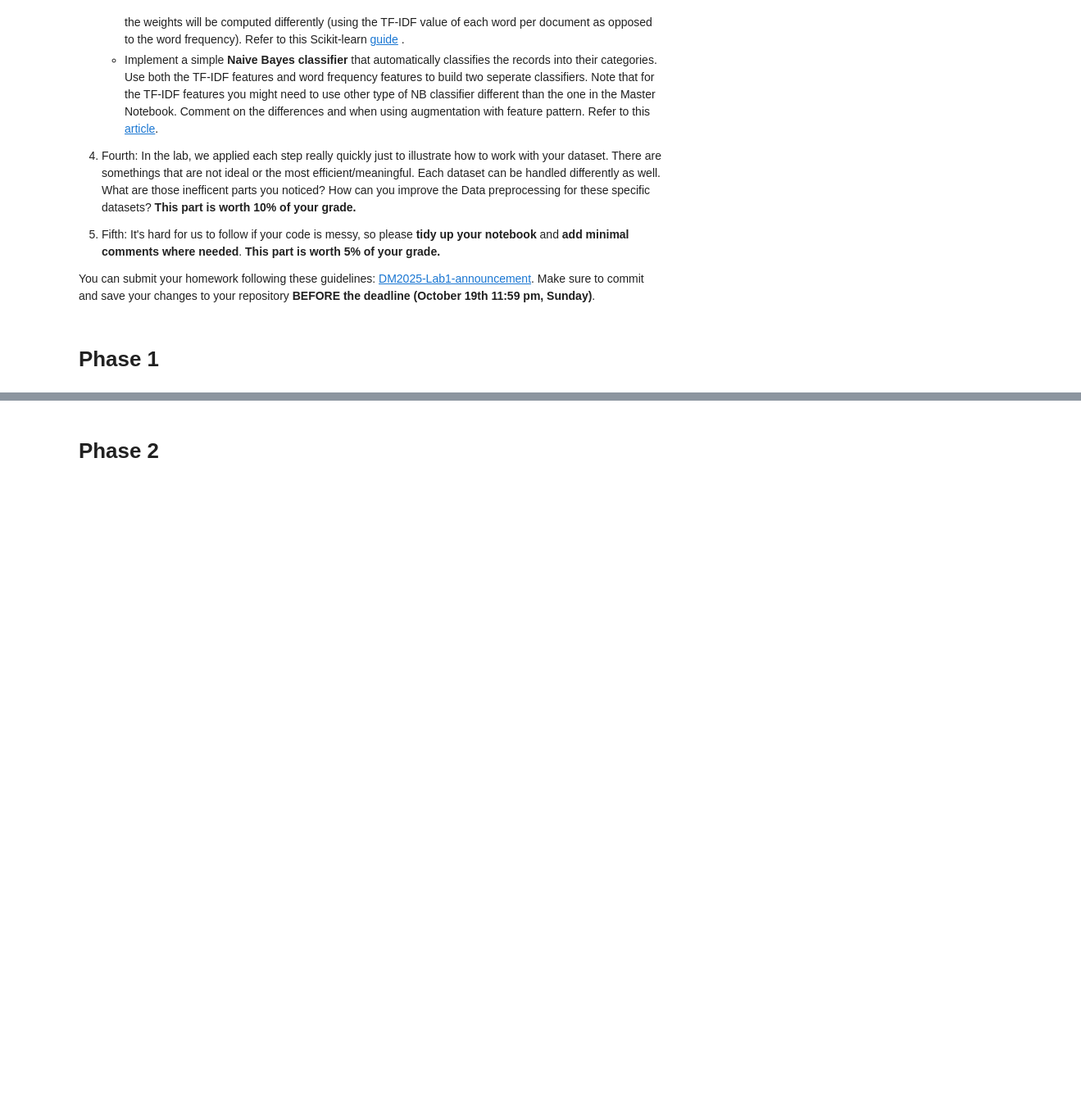
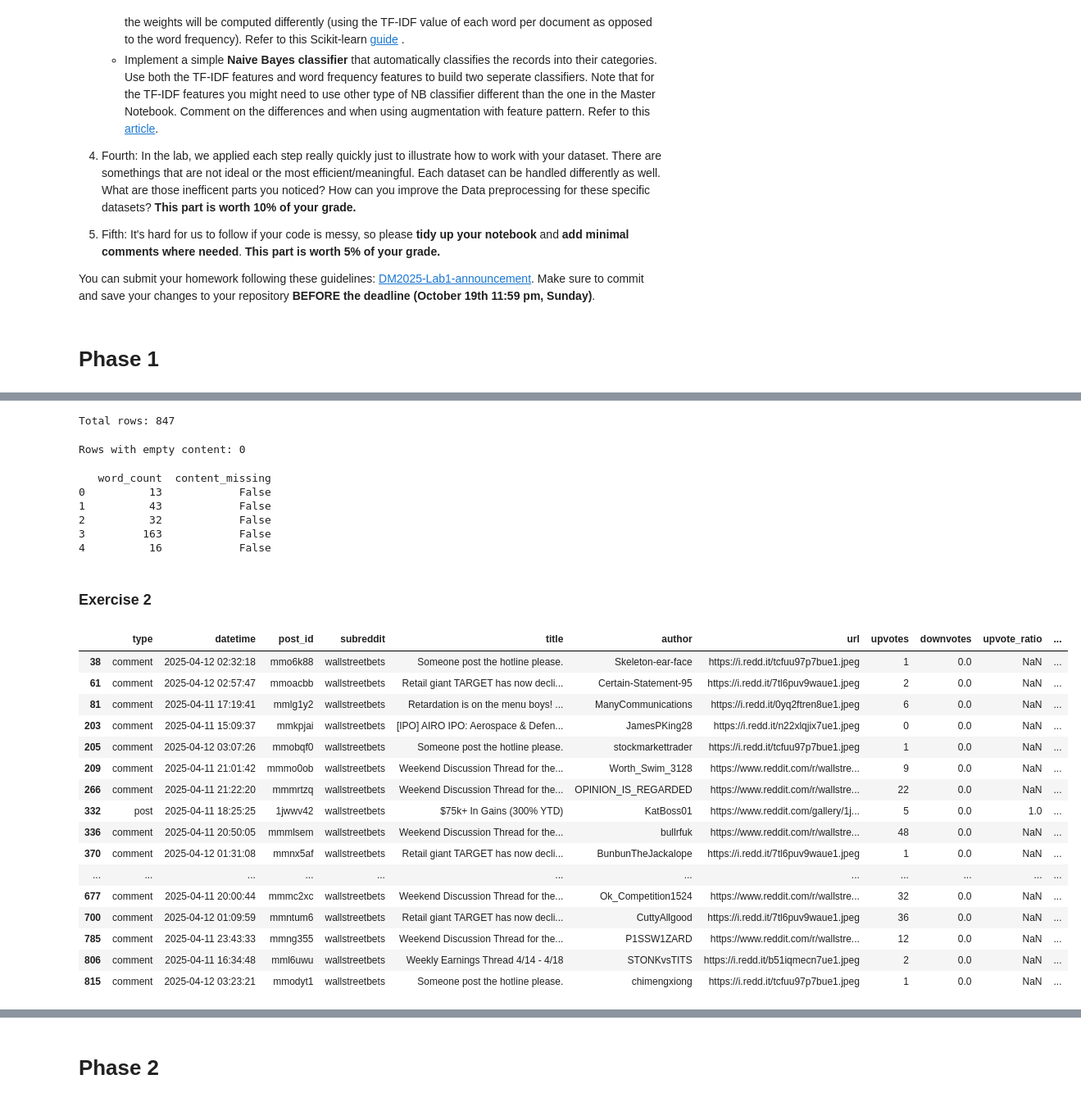
Before and after one commit to Magui4321/DM2025-Lab1-Exercise, a Jupyter notebook: DM2025-Lab1-Homework.ipynb, the cells around one changed output, grey strips where cells are left out. Shown: that part at 82% size. Drawn from its saved outputs; the diff is of its cells as text; code cells hidden in the pictures; blank space fills up the shorter version.

```diff
--- a/DM2025-Lab1-Homework.ipynb
+++ b/DM2025-Lab1-Homework.ipynb
@@ -62,0 +152,74 @@ You can submit your homework following these guidelines: [DM2025-Lab1-announceme
+# %%
+def clean_text(s: str) -> str:
+    if not isinstance(s, str):
+        return ''
+    s = html.unescape(s)                    # convert HTML entities
+    s = URL_RE.sub(' ', s)                  # remove URLs
+    s = MARKDOWN_LINK_RE.sub(r'\1', s)     # transform markdown links to their text
+    s = HTML_TAG_RE.sub(' ', s)             # remove HTML tags if any
+    s = s.replace('\n', ' ').replace('\r', ' ')
+    s = MULTISPACE_RE.sub(' ', s)           # collapse whitespace
+    s = s.strip()
+    return s
+
+def make_content(row):
+    title = row['title'].strip()
+    text  = row['text'].strip()
+    if title and text:
+        return f"{title}. {text}"
+    elif title:
+        return title
+    else:
+        return text
+# %%
+df['content'] = df.apply(make_content, axis=1).astype(str)
+# Clean the combined content
+df['content'] = df['content'].apply(clean_text)
+
+# Derived helper columns
+df['content_length'] = df['content'].apply(len)# number of characters
+df['word_count']      = df['content'].apply(lambda s: len(s.split()) if s else 0)
+df['content_missing'] = df['content'].apply(lambda s: True if (not s or s.strip()=='') else False)
+
+# Example: show rows where content is missing
+missing_content_df = df[df['content_missing']].copy()
+
+print("Total rows:", len(df))
+# %% [output]
+Total rows: 847
+# %%
+print("Rows with empty content:", len(missing_content_df))
+# %% [output]
+Rows with empty content: 0
+# %%
+print(df[['word_count','content_missing']].head(5))
+# %% [output]
+   word_count  content_missing
+0          13            False
+1          43            False
+2          32            False
+3         163            False
+4          16            False
+# %% [markdown]
+### **Exercise 2**
+# %%
+# All rows with positive label
+df[(df['subreddit'] == 'wallstreetbets') & (df['label'] == 1)]
+# %% [output]
+|  | type | datetime | post_id | subreddit | title | author | url | upvotes | downvotes | upvote_ratio | ... |
+| 38 | comment | 2025-04-12 02:32:18 | mmo6k88 | wallstreetbets | Someone post the hotline please. | Skeleton-ear-face | https://i.redd.it/tcfuu97p7bue1.jpeg | 1 | 0.0 | NaN | ... |
+| 61 | comment | 2025-04-12 02:57:47 | mmoacbb | wallstreetbets | Retail giant TARGET has now decli... | Certain-Statement-95 | https://i.redd.it/7tl6puv9waue1.jpeg | 2 | 0.0 | NaN | ... |
+| 81 | comment | 2025-04-11 17:19:41 | mmlg1y2 | wallstreetbets | Retardation is on the menu boys! ... | ManyCommunications | https://i.redd.it/0yq2ftren8ue1.jpeg | 6 | 0.0 | NaN | ... |
+| 203 | comment | 2025-04-11 15:09:37 | mmkpjai | wallstreetbets | [IPO] AIRO IPO: Aerospace & Defen... | JamesPKing28 | https://i.redd.it/n22xlqjix7ue1.jpeg | 0 | 0.0 | NaN | ... |
+| 205 | comment | 2025-04-12 03:07:26 | mmobqf0 | wallstreetbets | Someone post the hotline please. | stockmarkettrader | https://i.redd.it/tcfuu97p7bue1.jpeg | 1 | 0.0 | NaN | ... |
+| 209 | comment | 2025-04-11 21:01:42 | mmmo0ob | wallstreetbets | Weekend Discussion Thread for the... | Worth_Swim_3128 | https://www.reddit.com/r/wallstre... | 9 | 0.0 | NaN | ... |
+| 266 | comment | 2025-04-11 21:22:20 | mmmrtzq | wallstreetbets | Weekend Discussion Thread for the... | OPINION_IS_REGARDED | https://www.reddit.com/r/wallstre... | 22 | 0.0 | NaN | ... |
+| 332 | post | 2025-04-11 18:25:25 | 1jwwv42 | wallstreetbets | $75k+ In Gains (300% YTD) | KatBoss01 | https://www.reddit.com/gallery/1j... | 5 | 0.0 | 1.0 | ... |
+| 336 | comment | 2025-04-11 20:50:05 | mmmlsem | wallstreetbets | Weekend Discussion Thread for the... | bullrfuk | https://www.reddit.com/r/wallstre... | 48 | 0.0 | NaN | ... |
+| 370 | comment | 2025-04-12 01:31:08 | mmnx5af | wallstreetbets | Retail giant TARGET has now decli... | BunbunTheJackalope | https://i.redd.it/7tl6puv9waue1.jpeg | 1 | 0.0 | NaN | ... |
+| ... | ... | ... | ... | ... | ... | ... | ... | ... | ... | ... | ... |
+| 677 | comment | 2025-04-11 20:00:44 | mmmc2xc | wallstreetbets | Weekend Discussion Thread for the... | Ok_Competition1524 | https://www.reddit.com/r/wallstre... | 32 | 0.0 | NaN | ... |
+| 700 | comment | 2025-04-12 01:09:59 | mmntum6 | wallstreetbets | Retail giant TARGET has now decli... | CuttyAllgood | https://i.redd.it/7tl6puv9waue1.jpeg | 36 | 0.0 | NaN | ... |
+| 785 | comment | 2025-04-11 23:43:33 | mmng355 | wallstreetbets | Weekend Discussion Thread for the... | P1SSW1ZARD | https://www.reddit.com/r/wallstre... | 12 | 0.0 | NaN | ... |
+| 806 | comment | 2025-04-11 16:34:48 | mml6uwu | wallstreetbets | Weekly Earnings Thread 4/14 - 4/18 | STONKvsTITS | https://i.redd.it/b51iqmecn7ue1.jpeg | 2 | 0.0 | NaN | ... |
+| 815 | comment | 2025-04-12 03:23:21 | mmodyt1 | wallstreetbets | Someone post the hotline please. | chimengxiong | https://i.redd.it/tcfuu97p7bue1.jpeg | 1 | 0.0 | NaN | ... |
```
Also changed, not shown: parts of 24 cells of this notebook, 1 other file.
